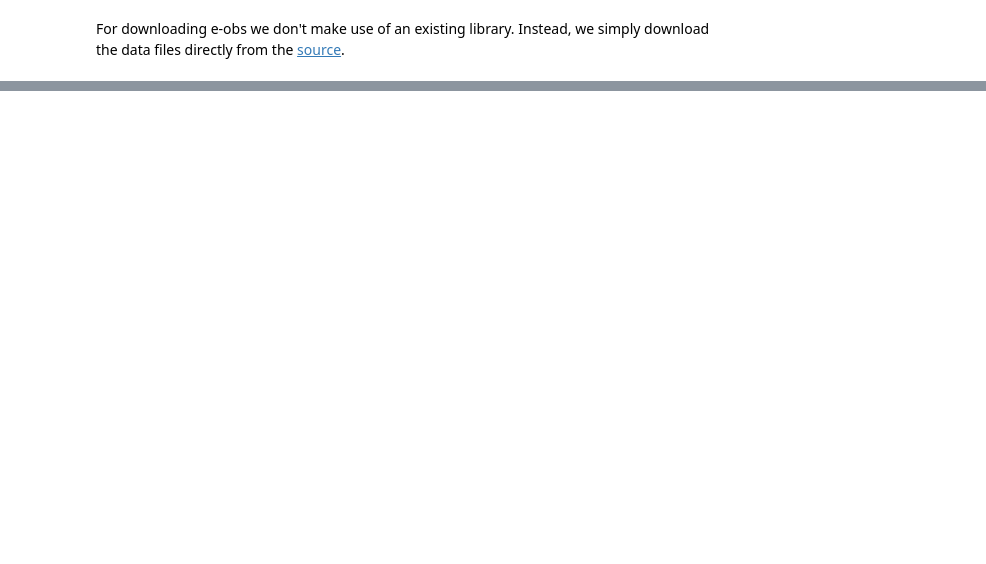
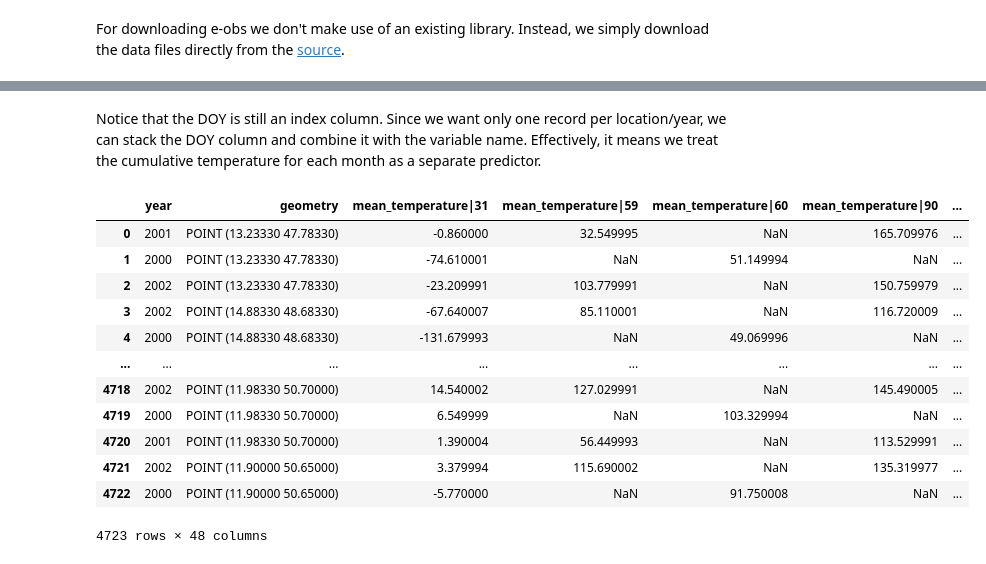
Before and after one commit to phenology/springtime, a Jupyter notebook: data.ipynb, the cells around one changed output, grey strips where cells are left out. Drawn from its saved outputs; the diff is of its cells as text; code cells hidden in the pictures; blank space fills up the shorter version.

```diff
--- a/data.ipynb
+++ b/data.ipynb
@@ -331,0 +352,31 @@ Loaded mean_temperature for 2011-2022 in 0.5430669784545898 seconds
+# %%
+# TODO move to source code
+# TODO reconcile with "pointsfromother"
+
+import xarray as xr
+import geopandas as gpd
+
+
+def extract_points(ds, points: gpd.geodataframe.GeoDataFrame):
+    """Extract list of points from gridded dataset."""
+    x = xr.DataArray(points.unique().x, dims=["index"])
+    y = xr.DataArray(points.unique().y, dims=["index"])
+    return (
+        ds.sel(longitude=x, latitude=y, method="nearest")
+        .drop(["latitude", "longitude"])
+        .assign(geometry=xr.DataArray(points.unique(), dims=["index"]))
+    )
+
+
+def extract_records(ds, records: gpd.geoseries.GeoSeries):
+    """Extract list of year/geometry records from gridded dataset."""
+    x = records.geometry.x.to_xarray()
+    y = records.geometry.y.to_xarray()
+    year = records.year.to_xarray()
+    geometry = xr.DataArray(records.geometry, dims=["index"])
+    # TODO ensure all years present before allowing 'nearest' on year
+    return (
+        ds.sel(longitude=x, latitude=y, year=year, method="nearest")
+        .drop(["latitude", "longitude"])
+        .assign(year=year, geometry=geometry)
+    )
@@ -331,0 +455,22 @@ Loaded mean_temperature for 2011-2022 in 0.5430669784545898 seconds
+# %% [markdown]
+Notice that the DOY is still an index column. Since we want only one record per location/year, we can stack the DOY column and combine it with the variable name. Effectively, it means we treat the cumulative temperature for each month as a separate predictor.
+# %%
+eobs_df = eobs_df.set_index(["year", "geometry"], append=True).unstack("doy")
+eobs_df.columns = eobs_df.columns.map("{0[0]}|{0[1]}".format)
+eobs_df = eobs_df.reset_index("index", drop=True).reset_index()
+eobs_df = gpd.GeoDataFrame(eobs_df)
+eobs_df
+# %% [output]
+|  | year | geometry | mean_temperature|31 | mean_temperature|59 | mean_temperature|60 | mean_temperature|90 | ... |
+| 0 | 2001 | POINT (13.23330 47.78330) | -0.860000 | 32.549995 | NaN | 165.709976 | ... |
+| 1 | 2000 | POINT (13.23330 47.78330) | -74.610001 | NaN | 51.149994 | NaN | ... |
+| 2 | 2002 | POINT (13.23330 47.78330) | -23.209991 | 103.779991 | NaN | 150.759979 | ... |
+| 3 | 2002 | POINT (14.88330 48.68330) | -67.640007 | 85.110001 | NaN | 116.720009 | ... |
+| 4 | 2000 | POINT (14.88330 48.68330) | -131.679993 | NaN | 49.069996 | NaN | ... |
+| ... | ... | ... | ... | ... | ... | ... | ... |
+| 4718 | 2002 | POINT (11.98330 50.70000) | 14.540002 | 127.029991 | NaN | 145.490005 | ... |
+| 4719 | 2000 | POINT (11.98330 50.70000) | 6.549999 | NaN | 103.329994 | NaN | ... |
+| 4720 | 2001 | POINT (11.98330 50.70000) | 1.390004 | 56.449993 | NaN | 113.529991 | ... |
+| 4721 | 2002 | POINT (11.90000 50.65000) | 3.379994 | 115.690002 | NaN | 135.319977 | ... |
+| 4722 | 2000 | POINT (11.90000 50.65000) | -5.770000 | NaN | 91.750008 | NaN | ... |
+4723 rows × 48 columns
```
Also changed, not shown: parts of 26 cells of this notebook, 3 other files.
